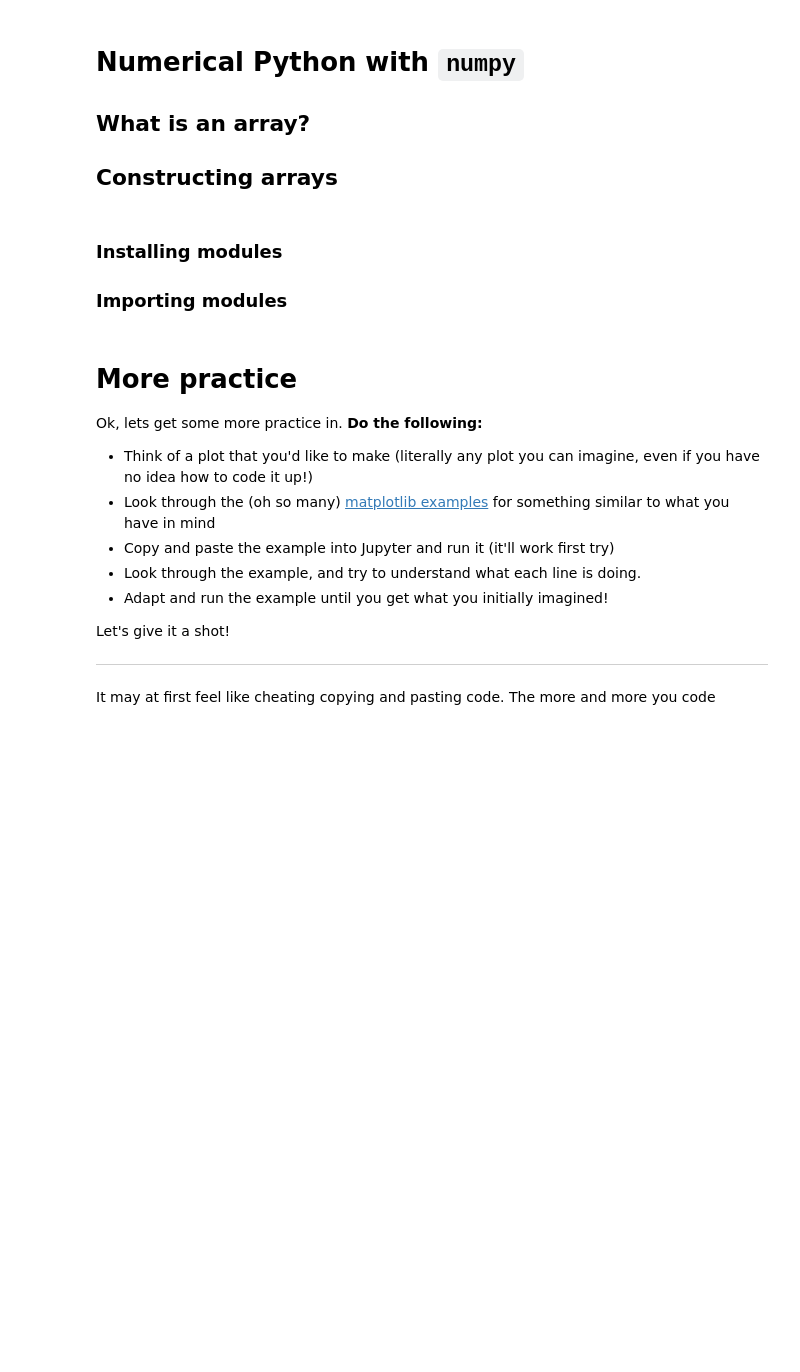
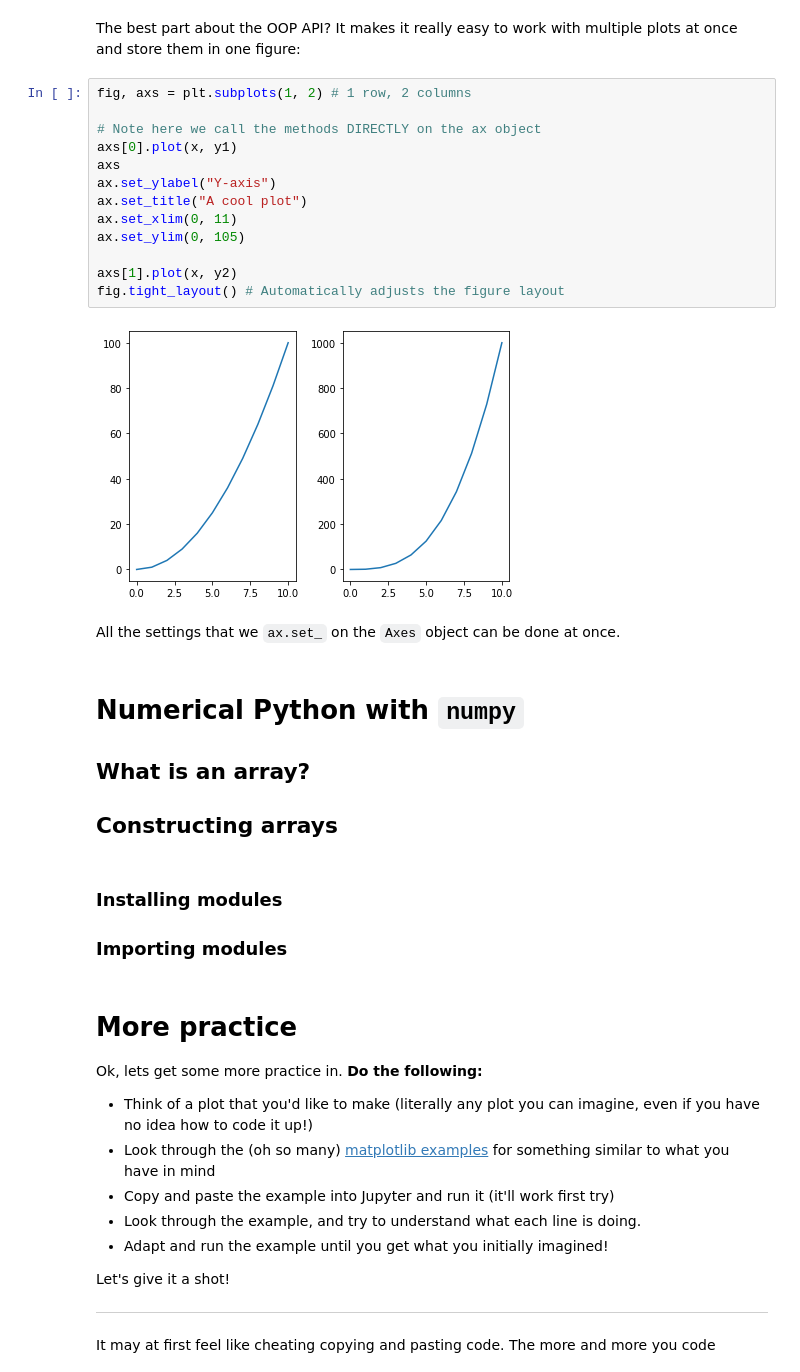
Before and after one commit to UWA-Maths-Union/mu-workshops, a Jupyter notebook: 2022/python/workshop2/workshop2-scientific-python.ipynb, the cells around one changed output. Drawn from its saved outputs; the diff is of its cells as text; blank space fills up the shorter version.

```diff
--- a/2022/python/workshop2/workshop2-scientific-python.ipynb
+++ b/2022/python/workshop2/workshop2-scientific-python.ipynb
@@ -175,3 +488,22 @@ plt.plot(x, y)
+# %% [markdown]
+The best part about the OOP API? It makes it really easy to work with multiple plots at once and store them in one figure:
+# %%
+fig, axs = plt.subplots(1, 2) # 1 row, 2 columns
+
+# Note here we call the methods DIRECTLY on the ax object
+axs[0].plot(x, y1)
+axs
+ax.set_ylabel("Y-axis")
+ax.set_title("A cool plot")
+ax.set_xlim(0, 11)
+ax.set_ylim(0, 105)
+
+axs[1].plot(x, y2)
+fig.tight_layout() # Automatically adjusts the figure layout
+# %% [output]
+[figure, added]
+# %% [markdown]
+All the settings that we `ax.set_` on the `Axes` object can be done at once.
 # %% [markdown]
 # Numerical Python with `numpy`
 ## What is an array?
```
Also changed, not shown: parts of 37 cells of this notebook.
